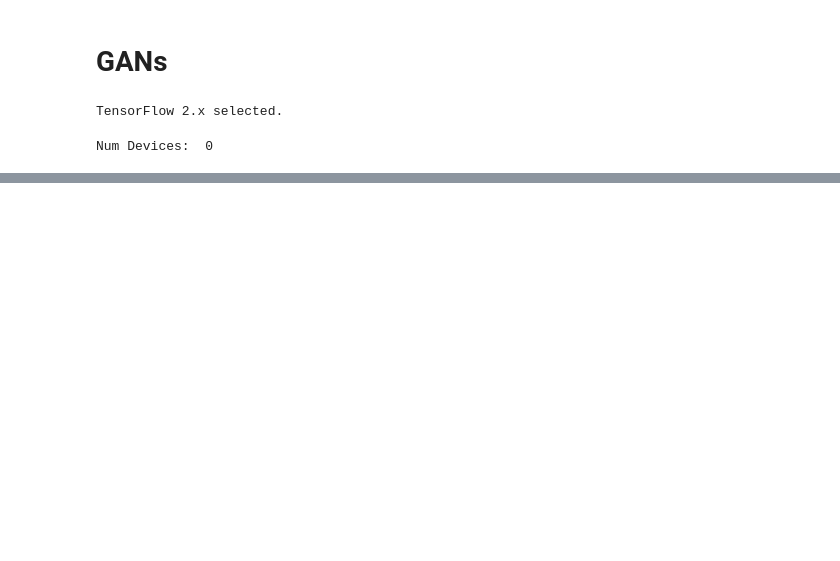
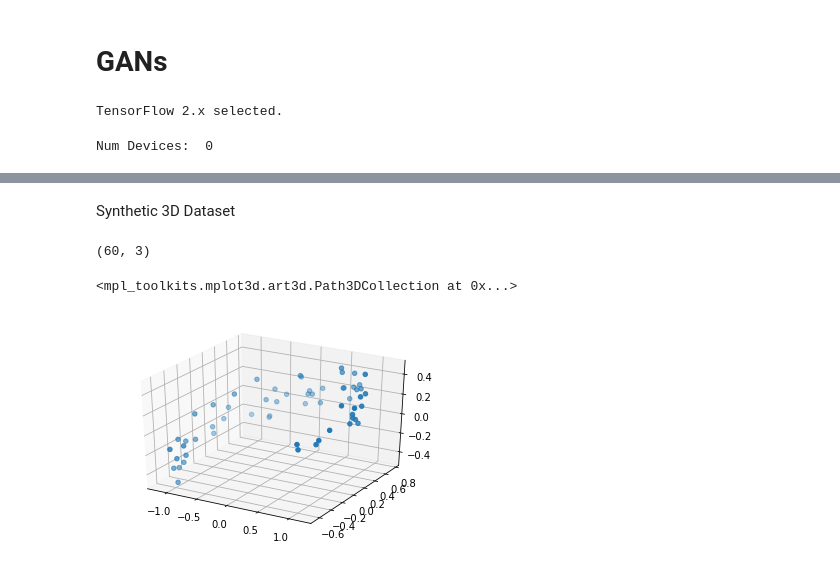
Before and after one commit to rahhul/GAN_Notebooks, a Jupyter notebook: GANs.ipynb, the cells around one changed output, grey strips where cells are left out. Drawn from its saved outputs; the diff is of its cells as text; code cells hidden in the pictures; blank space fills up the shorter version.

```diff
--- a/GANs.ipynb
+++ b/GANs.ipynb
@@ -35,0 +40,2 @@ Num Devices:  0
+# %% [markdown]
+Synthetic 3D Dataset
@@ -35,0 +48,17 @@ Num Devices:  0
+# %%
+# helper function to create 3D dataset
+
+np.random.seed(4)
+
+def generate_3d_data(m, w1=0.1, w2=0.3, noise=0.1):
+    angles = np.random.rand(m) * 3 * np.pi / 2 - 0.5
+    data = np.empty((m, 3))
+    data[:, 0] = np.cos(angles) + np.sin(angles)/2 + noise * np.random.randn(m) / 2
+    data[:, 1] = np.sin(angles) * 0.7 + noise * np.random.randn(m) / 2
+    data[:, 2] = data[:, 0] * w1 + data[:, 1] * w2 + noise * np.random.randn(m)
+    return data
+# %%
+X_train = generate_3d_data(60)
+X_train.shape
+# %% [output]
+(60, 3)
@@ -35,0 +67,8 @@ Num Devices:  0
+# %%
+fig = plt.figure()
+ax = plt.axes(projection='3d')
+
+ax.scatter3D(X_train[:, 0], X_train[:, 1], X_train[:, 2])
+# %% [output]
+<mpl_toolkits.mplot3d.art3d.Path3DCollection at 0x...>
+[figure, added]
```
Also changed, not shown: parts of 4 cells of this notebook.
